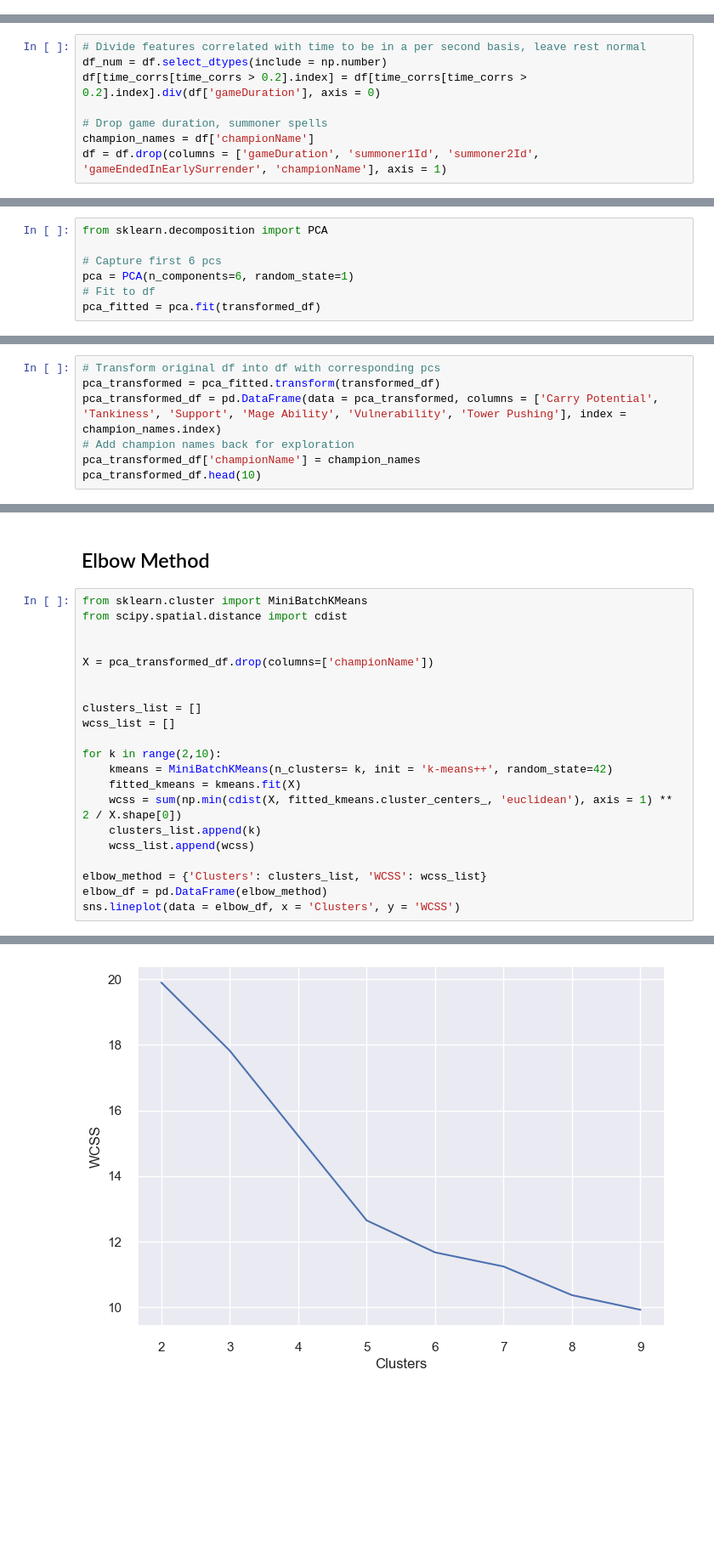
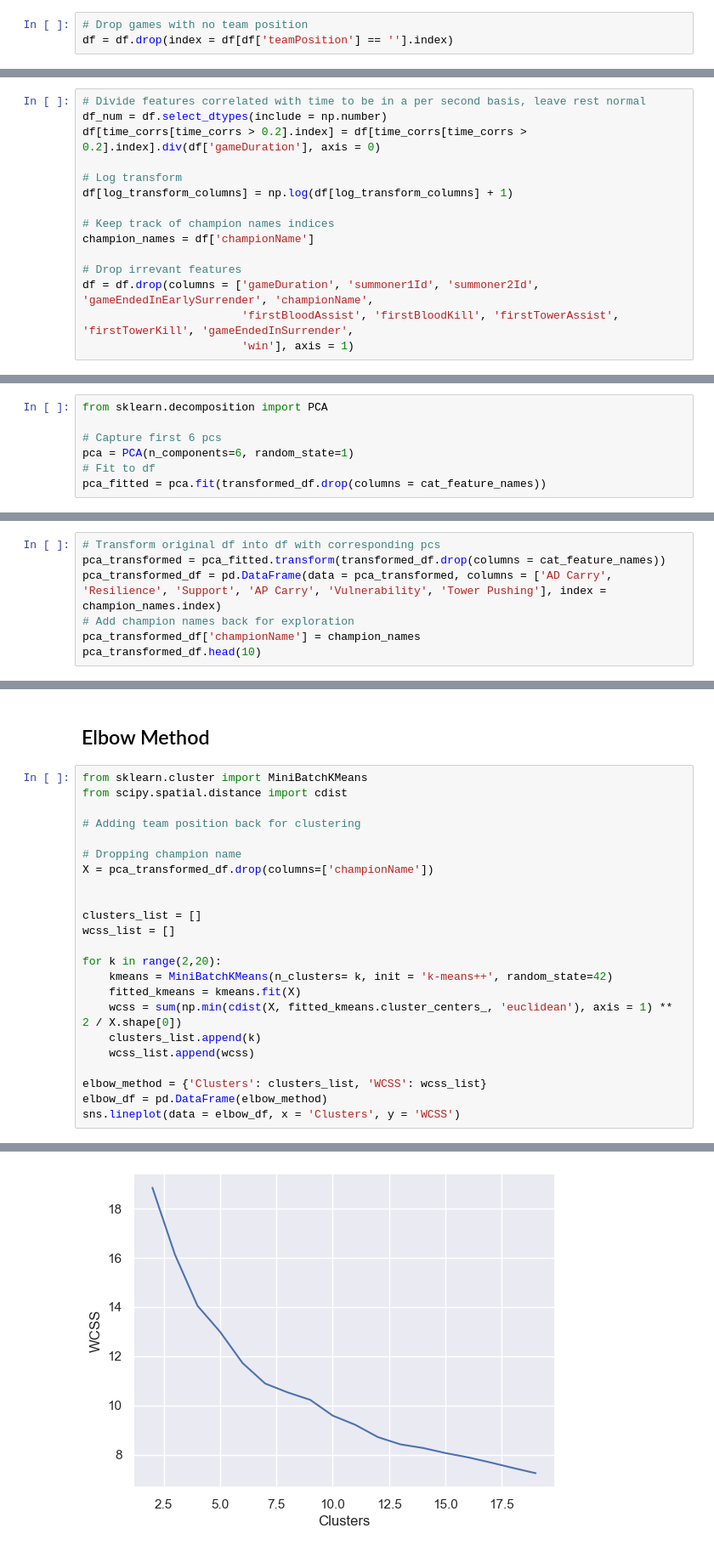
Before and after one commit to mannkenn/LeagueOfLegendsPrediction, a Jupyter notebook: clustering/clusteringchamps.ipynb, the cells around one changed output, grey strips where cells are left out. Shown at 85% size. Saved outputs shown, nothing was run; the diff lists cells and outputs as text; blank space fills up the shorter version.

Commit message:
updated clustering + export csv for viz

```diff
--- a/clustering/clusteringchamps.ipynb
+++ b/clustering/clusteringchamps.ipynb
@@ -346 +312,4 @@ Name: count, dtype: int64
+# %%
+# Drop games with no team position
+df = df.drop(index = df[df['teamPosition'] == ''].index)
 # %%
@@ -368,9 +358,16 @@ champ_roles
 df_num = df.select_dtypes(include = np.number)
 df[time_corrs[time_corrs > 0.2].index] = df[time_corrs[time_corrs > 0.2].index].div(df['gameDuration'], axis = 0)
 
-# Drop game duration, summoner spells
+# Log transform
+df[log_transform_columns] = np.log(df[log_transform_columns] + 1)
+
+# Keep track of champion names indices
 champion_names = df['championName']
-df = df.drop(columns = ['gameDuration', 'summoner1Id', 'summoner2Id', 'gameEndedInEarlySurrender', 'championName'], axis = 1)
+
+# Drop irrevant features
+df = df.drop(columns = ['gameDuration', 'summoner1Id', 'summoner2Id', 'gameEndedInEarlySurrender', 'championName',
+                        'firstBloodAssist', 'firstBloodKill', 'firstTowerAssist', 'firstTowerKill', 'gameEndedInSurrender',
+                        'win'], axis = 1)
 # %% [markdown]
 # Preprocessing
 # %%
@@ -427,6 +423,6 @@ from sklearn.decomposition import PCA
 # Capture first 6 pcs
 pca = PCA(n_components=6, random_state=1)
 # Fit to df
-pca_fitted = pca.fit(transformed_df)
+pca_fitted = pca.fit(transformed_df.drop(columns = cat_feature_names))
 # %%
 # Visualize loadings of principal components
@@ -490,7 +485,7 @@ PC7: Multi-kills, healing and shielding = Team fighting
 # %%
 # Transform original df into df with corresponding pcs
-pca_transformed = pca_fitted.transform(transformed_df)
-pca_transformed_df = pd.DataFrame(data = pca_transformed, columns = ['Carry Potential', 'Tankiness', 'Support', 'Mage Ability', 'Vulnerability', 'Tower Pushing'], index = champion_names.index)
+pca_transformed = pca_fitted.transform(transformed_df.drop(columns = cat_feature_names))
+pca_transformed_df = pd.DataFrame(data = pca_transformed, columns = ['AD Carry', 'Resilience', 'Support', 'AP Carry', 'Vulnerability', 'Tower Pushing'], index = champion_names.index)
 # Add champion names back for exploration
 pca_transformed_df['championName'] = champion_names
 pca_transformed_df.head(10)
@@ -515,25 +510,27 @@ To determine the optimal number of clusters, the elbow method and silhouette met
 # %%
 from sklearn.cluster import MiniBatchKMeans
 from scipy.spatial.distance import cdist
 
+# Adding team position back for clustering
 
+# Dropping champion name
 X = pca_transformed_df.drop(columns=['championName'])
 
 
 clusters_list = []
 wcss_list = []
 
-for k in range(2,10):
+for k in range(2,20):
     kmeans = MiniBatchKMeans(n_clusters= k, init = 'k-means++', random_state=42)
     fitted_kmeans = kmeans.fit(X)
     wcss = sum(np.min(cdist(X, fitted_kmeans.cluster_centers_, 'euclidean'), axis = 1) ** 2 / X.shape[0])
     clusters_list.append(k)
     wcss_list.append(wcss)
 
 elbow_method = {'Clusters': clusters_list, 'WCSS': wcss_list}
 elbow_df = pd.DataFrame(elbow_method)
 sns.lineplot(data = elbow_df, x = 'Clusters', y = 'WCSS')
 # %% [output]
 <Axes: xlabel='Clusters', ylabel='WCSS'>
-[figure, old version]
+[figure, new version]
 # %%
```
Also changed, not shown: parts of 44 cells of this notebook, 3 other files.
